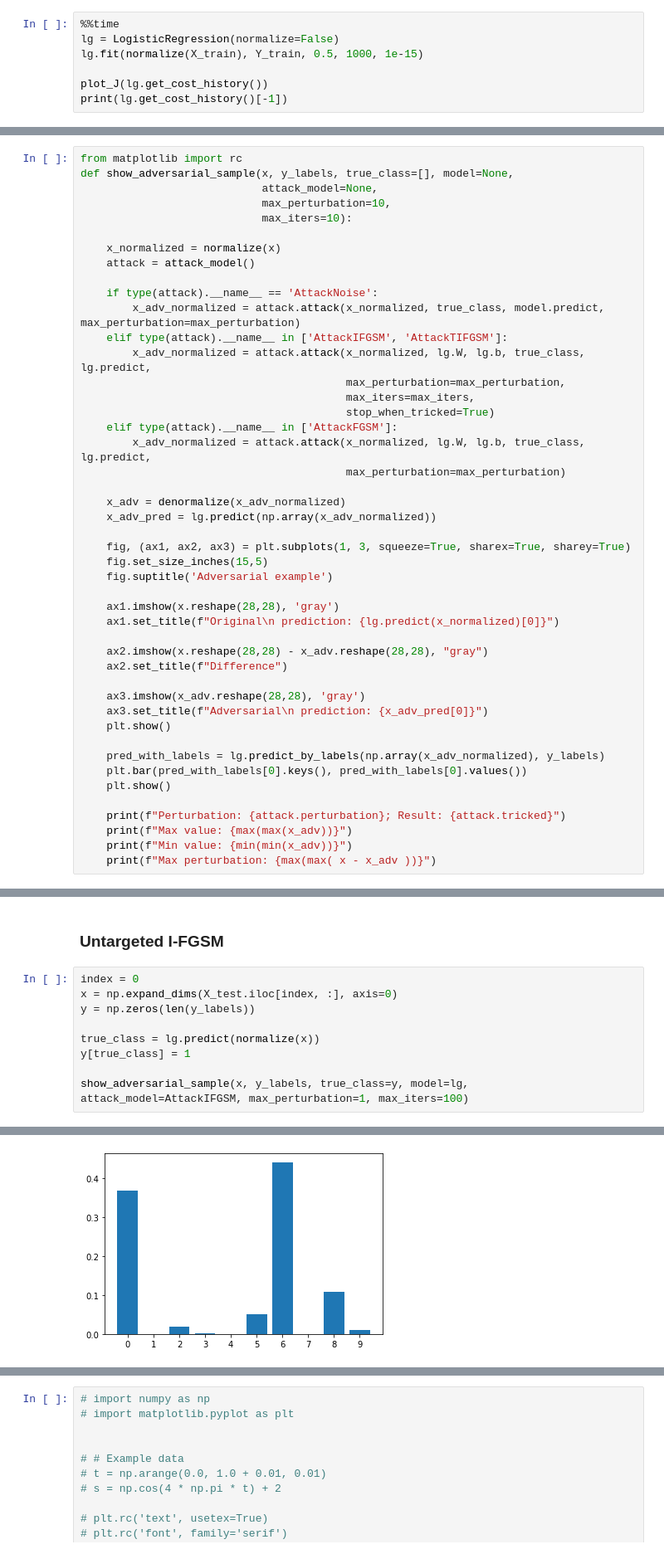
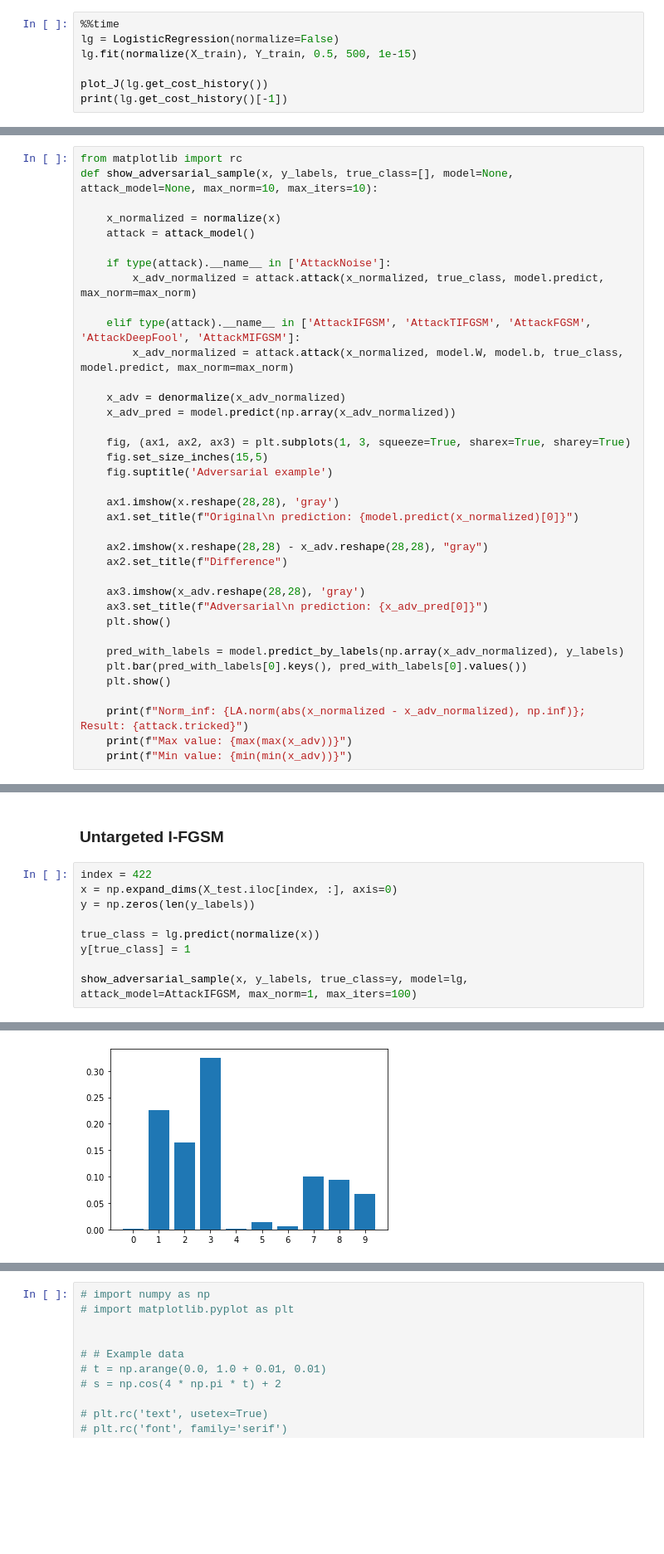
Before and after one commit to vseredovych/AdaversarialAI, a Jupyter notebook: Code/lg-softmax.ipynb, the cells around one changed output, grey strips where cells are left out. Shown at 83% size. Cells and saved outputs as stored; diff of their text form; blank space fills up the shorter version.

Commit message:
Added DeepFool + modified benchmark

```diff
--- a/Code/lg-softmax.ipynb
+++ b/Code/lg-softmax.ipynb
@@ -532,7 +611,7 @@ y_labels = [x[3:] for x in  encoder.get_feature_names()]
 # %%
 %%time
 lg = LogisticRegression(normalize=False)
-lg.fit(normalize(X_train), Y_train, 0.5, 1000, 1e-15)
+lg.fit(normalize(X_train), Y_train, 0.5, 500, 1e-15)
 
 plot_J(lg.get_cost_history())
 print(lg.get_cost_history()[-1])
@@ -595,34 +669,26 @@ array([0, 1, 1, ..., 3, 0, 0])
 # plt.legend(loc="upper right")
 # %%
 from matplotlib import rc
-def show_adversarial_sample(x, y_labels, true_class=[], model=None,
-                            attack_model=None,
-                            max_perturbation=10,
-                            max_iters=10):
+def show_adversarial_sample(x, y_labels, true_class=[], model=None, attack_model=None, max_norm=10, max_iters=10):
 
     x_normalized = normalize(x)
     attack = attack_model()
 
-    if type(attack).__name__ == 'AttackNoise':
-        x_adv_normalized = attack.attack(x_normalized, true_class, model.predict, max_perturbation=max_perturbation)
-    elif type(attack).__name__ in ['AttackIFGSM', 'AttackTIFGSM']:
-        x_adv_normalized = attack.attack(x_normalized, lg.W, lg.b, true_class, lg.predict,
-                                         max_perturbation=max_perturbation,
-                                         max_iters=max_iters,
-                                         stop_when_tricked=True)
-    elif type(attack).__name__ in ['AttackFGSM']:
-        x_adv_normalized = attack.attack(x_normalized, lg.W, lg.b, true_class, lg.predict,
-                                         max_perturbation=max_perturbation)
+    if type(attack).__name__ in ['AttackNoise']:
+        x_adv_normalized = attack.attack(x_normalized, true_class, model.predict, max_norm=max_norm)
+
+    elif type(attack).__name__ in ['AttackIFGSM', 'AttackTIFGSM', 'AttackFGSM', 'AttackDeepFool', 'AttackMIFGSM']:
+        x_adv_normalized = attack.attack(x_normalized, model.W, model.b, true_class, model.predict, max_norm=max_norm)
 
     x_adv = denormalize(x_adv_normalized)
-    x_adv_pred = lg.predict(np.array(x_adv_normalized))
+    x_adv_pred = model.predict(np.array(x_adv_normalized))
 
     fig, (ax1, ax2, ax3) = plt.subplots(1, 3, squeeze=True, sharex=True, sharey=True)
     fig.set_size_inches(15,5)
     fig.suptitle('Adversarial example')
 
     ax1.imshow(x.reshape(28,28), 'gray')
-    ax1.set_title(f"Original\n prediction: {lg.predict(x_normalized)[0]}")
+    ax1.set_title(f"Original\n prediction: {model.predict(x_normalized)[0]}")
 
     ax2.imshow(x.reshape(28,28) - x_adv.reshape(28,28), "gray")
     ax2.set_title(f"Difference")
@@ -631,14 +697,13 @@ def show_adversarial_sample(x, y_labels, true_class=[], model=None,
     ax3.set_title(f"Adversarial\n prediction: {x_adv_pred[0]}")
     plt.show()
 
-    pred_with_labels = lg.predict_by_labels(np.array(x_adv_normalized), y_labels)
+    pred_with_labels = model.predict_by_labels(np.array(x_adv_normalized), y_labels)
     plt.bar(pred_with_labels[0].keys(), pred_with_labels[0].values())
     plt.show()
 
-    print(f"Perturbation: {attack.perturbation}; Result: {attack.tricked}")
+    print(f"Norm_inf: {LA.norm(abs(x_normalized - x_adv_normalized), np.inf)}; Result: {attack.tricked}")
     print(f"Max value: {max(max(x_adv))}")
     print(f"Min value: {min(min(x_adv))}")
-    print(f"Max perturbation: {max(max( x - x_adv ))}")
 # %%
 def untargeted_attack_benchmark(X, y_labels, model=None, attack_model=None, samples=100):
     X_norm = normalize(X)
@@ -761,12 +869,12 @@ Max perturbation: 255.0
 # %% [markdown]
 ### Untargeted I-FGSM
 # %%
-index = 0
+index = 422
 x = np.expand_dims(X_test.iloc[index, :], axis=0)
 y = np.zeros(len(y_labels))
 
 true_class = lg.predict(normalize(x))
 y[true_class] = 1
 
-show_adversarial_sample(x, y_labels, true_class=y, model=lg, attack_model=AttackIFGSM, max_perturbation=1, max_iters=100)
+show_adversarial_sample(x, y_labels, true_class=y, model=lg, attack_model=AttackIFGSM, max_norm=1, max_iters=100)
 # %% [output]
@@ -774 +882 @@ show_adversarial_sample(x, y_labels, true_class=y, model=lg, attack_model=Attack
-[figure, old version]
+[figure, new version]
```
Also changed, not shown: parts of 28 cells of this notebook.
